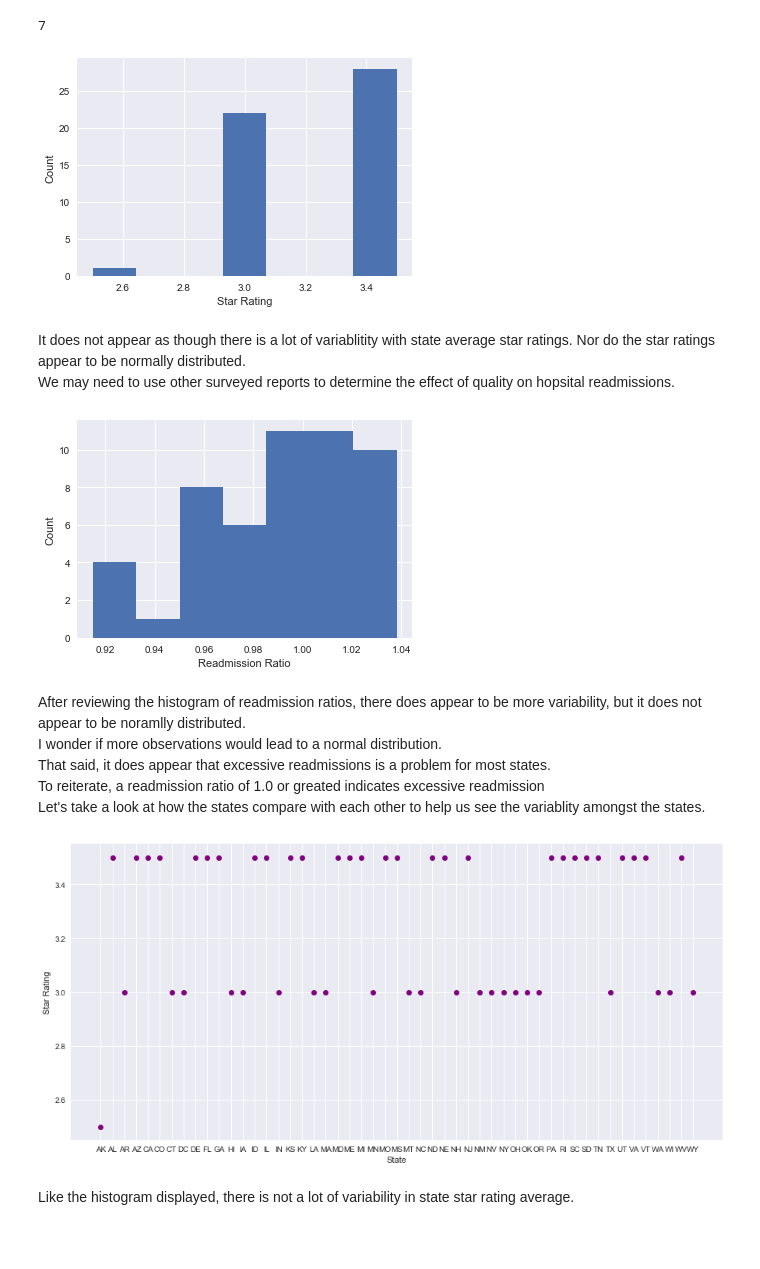
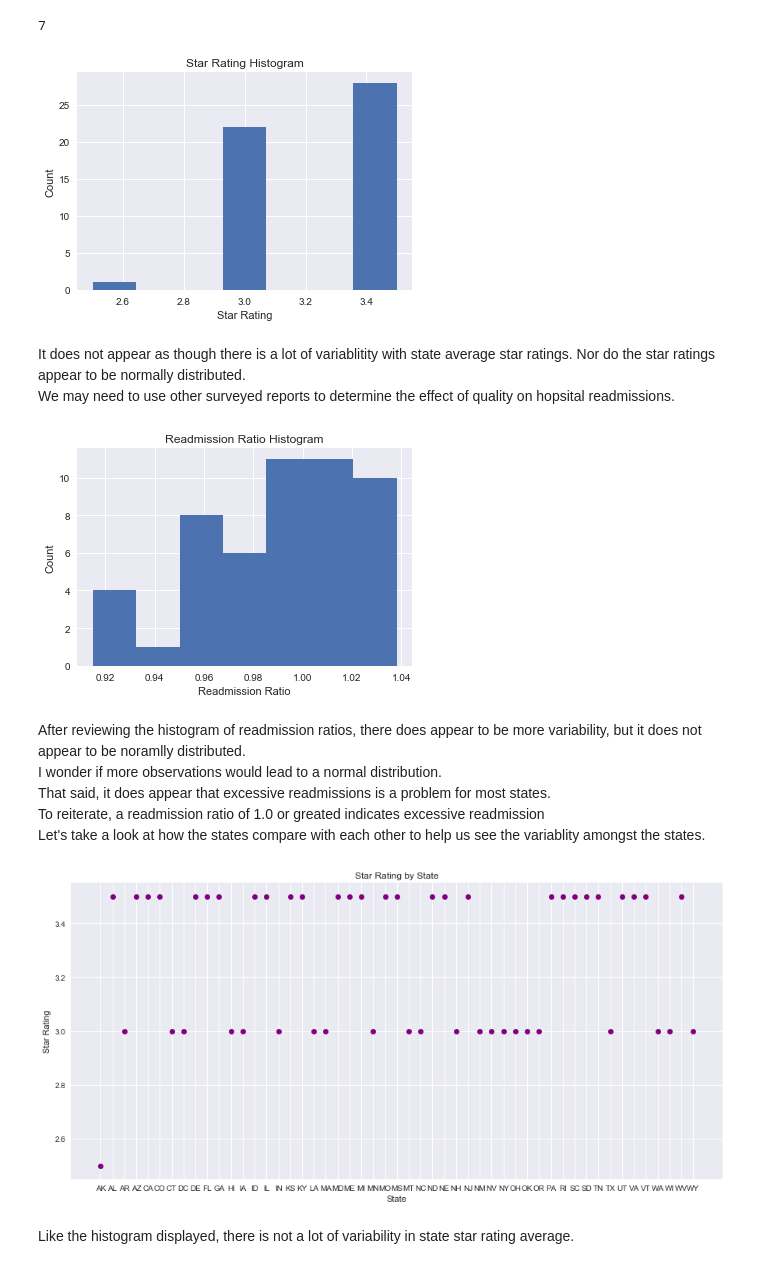
Before and after one commit to jsking751/Capstone_1, a Jupyter notebook: EDA and Analysis/Capstone1_EDA_Part_1.ipynb, the cells around one changed output. Drawn from its saved outputs; the diff is of its cells as text; code cells hidden in the pictures; blank space fills up the shorter version.

```diff
--- a/EDA and Analysis/Capstone1_EDA_Part_1.ipynb
+++ b/EDA and Analysis/Capstone1_EDA_Part_1.ipynb
@@ -37,11 +37,12 @@ sns.set()
 # %%
 # Plotting Star Rating Histogram
 _ = plt.hist(df.star_rating, bins=n_bins)
 _ = plt.xlabel('Star Rating')
 _ = plt.ylabel('Count')
+_ = plt.title('Star Rating Histogram')
 plt.show()
 # %% [output]
-[figure, old version]
+[figure, new version]
 # %% [markdown]
 It does not appear as though there is a lot of variablitity with state average star ratings.  Nor do the star ratings appear to be normally distributed.<br>
 We may need to use other surveyed reports to determine the effect of quality on hopsital readmissions.
@@ -50,9 +51,10 @@ We may need to use other surveyed reports to determine the effect of quality on
 _ = plt.hist(df.readmission_ratio, bins = n_bins)
 _ = plt.xlabel('Readmission Ratio')
 _ = plt.ylabel('Count')
+_ = plt.title('Readmission Ratio Histogram')
 plt.show()
 # %% [output]
-[figure, old version]
+[figure, new version]
 # %% [markdown]
 After reviewing the histogram of readmission ratios, there does appear to be more variability, but it does not appear to be noramlly distributed.<br>
 I wonder if more observations would lead to a normal distribution. <br>
@@ -65,9 +67,10 @@ plt.subplots(0,figsize=(15,7))
 _ = plt.plot(df.state, df.star_rating, marker='o', linestyle='none', color = 'purple')
 _ = plt.xlabel('State')
 _ = plt.ylabel('Star Rating')
+_ = plt.title('Star Rating by State')
 plt.show()
 # %% [output]
-[figure, old version]
+[figure, new version]
 # %% [markdown]
 Like the histogram displayed, there is not a lot of variability in state star rating average.
 # %%
```
Also changed, not shown: parts of 20 cells of this notebook.
